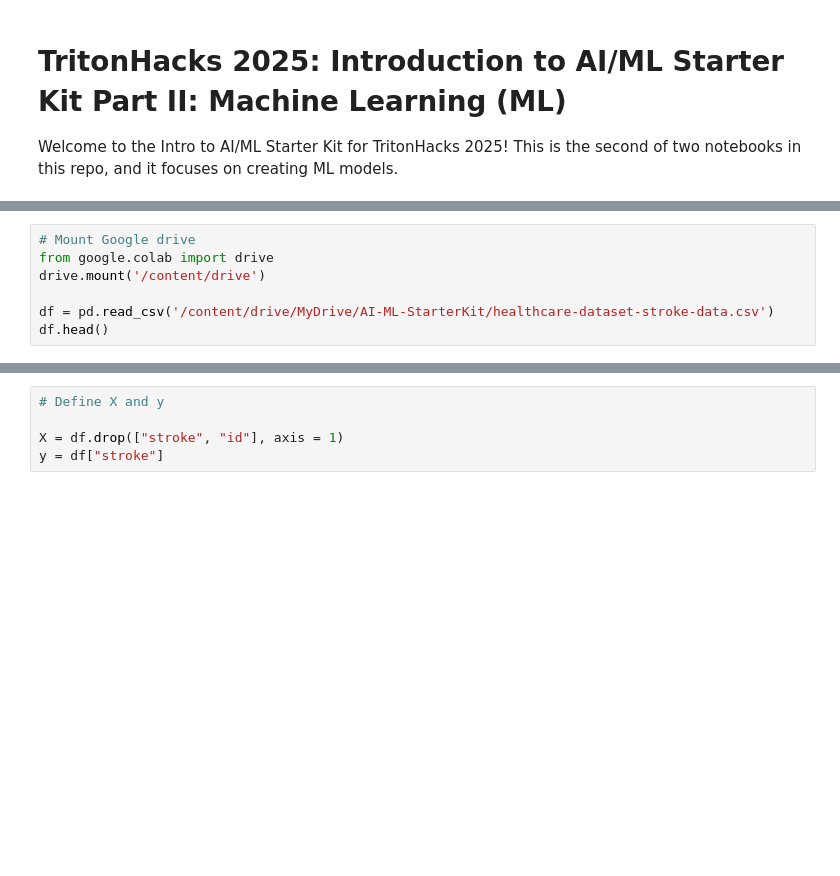
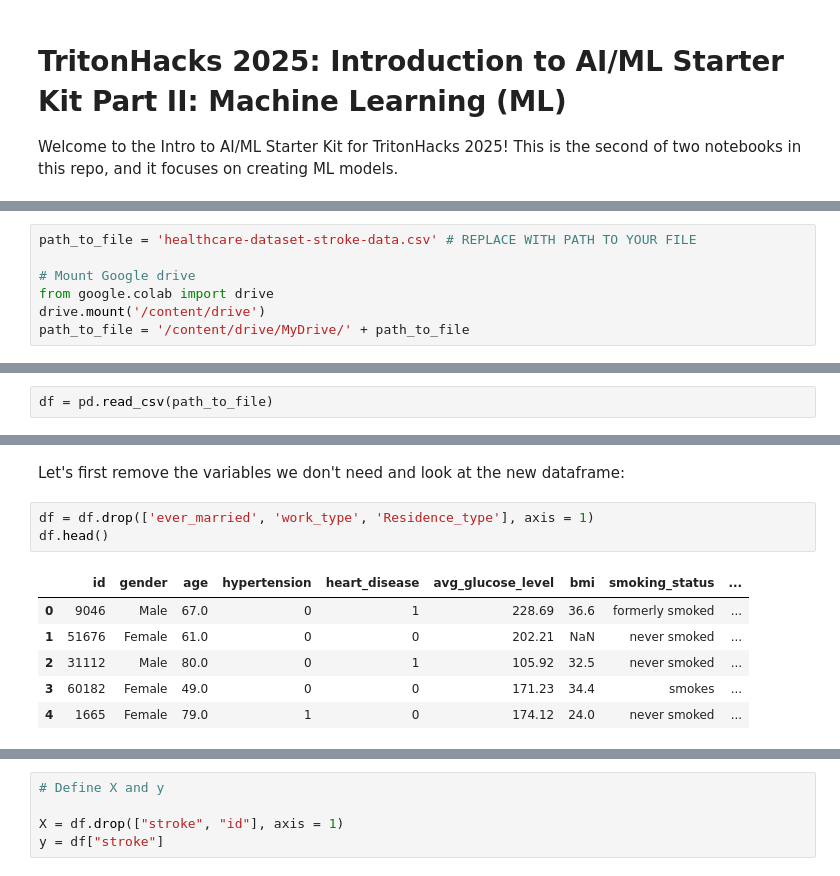
Before and after one commit to nick01as/AI-ML-starter-kit, a Jupyter notebook: ml.ipynb, the cells around one changed output, grey strips where cells are left out. Saved outputs shown, nothing was run; the diff lists cells and outputs as text; blank space fills up the shorter version.

```diff
--- a/ml.ipynb
+++ b/ml.ipynb
@@ -14,8 +26,8 @@ import pandas as pd
 # %%
+path_to_file = 'healthcare-dataset-stroke-data.csv' # REPLACE WITH PATH TO YOUR FILE
+
 # Mount Google drive
 from google.colab import drive
 drive.mount('/content/drive')
-
-df = pd.read_csv('/content/drive/MyDrive/AI-ML-StarterKit/healthcare-dataset-stroke-data.csv')
-df.head()
+path_to_file = '/content/drive/MyDrive/' + path_to_file
 # %% [output]
@@ -26,3 +38,5 @@ Mounted at /content/drive
 | 2 | 31112 | Male | 80.0 | 0 | 1 | Yes | Private | Rural | ... |
 | 3 | 60182 | Female | 49.0 | 0 | 0 | Yes | Private | Urban | ... |
 | 4 | 1665 | Female | 79.0 | 1 | 0 | Yes | Self-employed | Rural | ... |
+# %%
+df = pd.read_csv(path_to_file)
@@ -28,0 +46,12 @@ Mounted at /content/drive
+# %% [markdown]
+Let's first remove the variables we don't need and look at the new dataframe:
+# %%
+df = df.drop(['ever_married', 'work_type', 'Residence_type'], axis = 1)
+df.head()
+# %% [output]
+|  | id | gender | age | hypertension | heart_disease | avg_glucose_level | bmi | smoking_status | ... |
+| 0 | 9046 | Male | 67.0 | 0 | 1 | 228.69 | 36.6 | formerly smoked | ... |
+| 1 | 51676 | Female | 61.0 | 0 | 0 | 202.21 | NaN | never smoked | ... |
+| 2 | 31112 | Male | 80.0 | 0 | 1 | 105.92 | 32.5 | never smoked | ... |
+| 3 | 60182 | Female | 49.0 | 0 | 0 | 171.23 | 34.4 | smokes | ... |
+| 4 | 1665 | Female | 79.0 | 1 | 0 | 174.12 | 24.0 | never smoked | ... |
```
Also changed, not shown: parts of 32 cells of this notebook.
